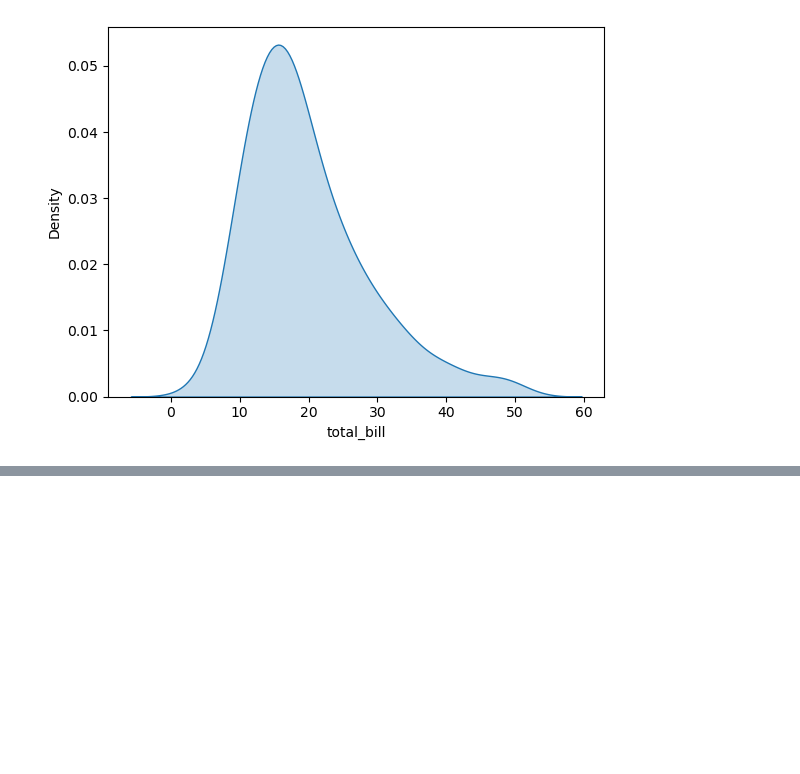
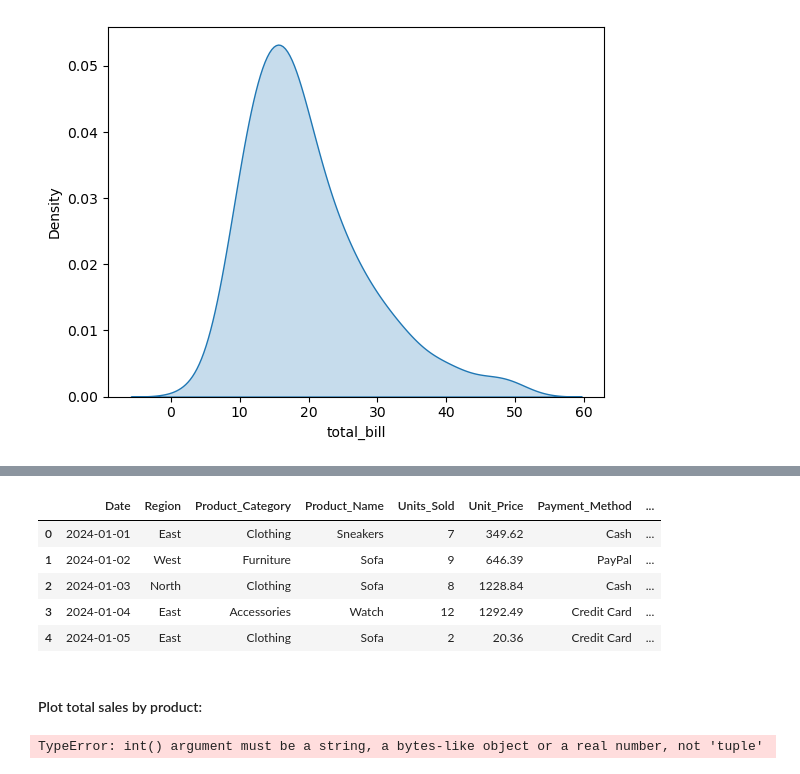
Before and after one commit to ganeshbgunjal/Python2, a Jupyter notebook: 10 Data Analysis with Numpy and Pandas/6 Data Visualisation with Seaborn.ipynb, the cells around one changed output, grey strips where cells are left out. Drawn from its saved outputs; the diff is of its cells as text; code cells hidden in the pictures; blank space fills up the shorter version.

```diff
--- a/10 Data Analysis with Numpy and Pandas/6 Data Visualisation with Seaborn.ipynb
+++ b/10 Data Analysis with Numpy and Pandas/6 Data Visualisation with Seaborn.ipynb
@@ -96,0 +119,21 @@ plt.show()
+# %%
+import pandas as pd
+
+sales_df = pd.read_csv('sales_data_new.csv')
+sales_df.head()
+# %% [output]
+|  | Date | Region | Product_Category | Product_Name | Units_Sold | Unit_Price | Payment_Method | ... |
+| 0 | 2024-01-01 | East | Clothing | Sneakers | 7 | 349.62 | Cash | ... |
+| 1 | 2024-01-02 | West | Furniture | Sofa | 9 | 646.39 | PayPal | ... |
+| 2 | 2024-01-03 | North | Clothing | Sofa | 8 | 1228.84 | Cash | ... |
+| 3 | 2024-01-04 | East | Accessories | Watch | 12 | 1292.49 | Credit Card | ... |
+| 4 | 2024-01-05 | East | Clothing | Sofa | 2 | 20.36 | Credit Card | ... |
+# %% [markdown]
+#### Plot total sales by product:
+# %%
+plt.figure((10,6))
+
+sns.barplot(data= sales_data_new, x='Product_Category', y= 'Total_Revenue')
+plt.show()
+# %% [output]
+TypeError: int() argument must be a string, a bytes-like object or a real number, not 'tuple'
```
Also changed, not shown: parts of 5 cells of this notebook.
